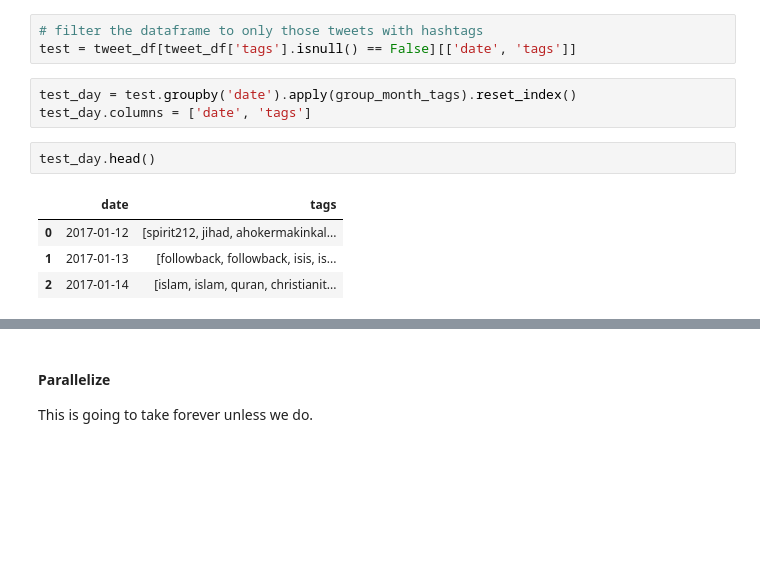
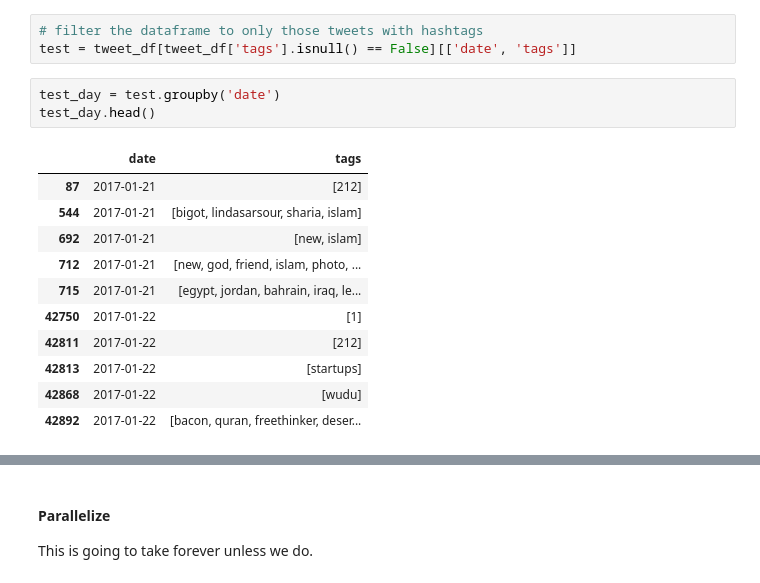
Before and after one commit to ryan-p-larson/gviz, a Jupyter notebook: notebooks/03_summer/04-tweet-terms.ipynb, the cells around one changed output, grey strips where cells are left out. Cells and saved outputs as stored; diff of their text form; blank space fills up the shorter version.

```diff
--- a/notebooks/03_summer/04-tweet-terms.ipynb
+++ b/notebooks/03_summer/04-tweet-terms.ipynb
@@ -182,12 +183,17 @@ tweet_df.head()
 # filter the dataframe to only those tweets with hashtags
 test = tweet_df[tweet_df['tags'].isnull() == False][['date', 'tags']]
 # %%
-test_day = test.groupby('date').apply(group_month_tags).reset_index()
-test_day.columns = ['date', 'tags']
+test_day = test.groupby('date')
+test_day.head()
+# %% [output]
+|  | date | tags |
+| 87 | 2017-01-21 | [212] |
+| 544 | 2017-01-21 | [bigot, lindasarsour, sharia, islam] |
+| 692 | 2017-01-21 | [new, islam] |
+| 712 | 2017-01-21 | [new, god, friend, islam, photo, ... |
+| 715 | 2017-01-21 | [egypt, jordan, bahrain, iraq, le... |
+| 42750 | 2017-01-22 | [1] |
+| 42811 | 2017-01-22 | [212] |
+| 42813 | 2017-01-22 | [startups] |
+| 42868 | 2017-01-22 | [wudu] |
+| 42892 | 2017-01-22 | [bacon, quran, freethinker, deser... |
-# %%
-test_day.head()
-# %% [output]
-|  | date | tags |
-| 0 | 2017-01-12 | [spirit212, jihad, ahokermakinkal... |
-| 1 | 2017-01-13 | [followback, followback, isis, is... |
-| 2 | 2017-01-14 | [islam, islam, quran, christianit... |
```
Also changed, not shown: parts of 22 cells of this notebook, 3 other files.
